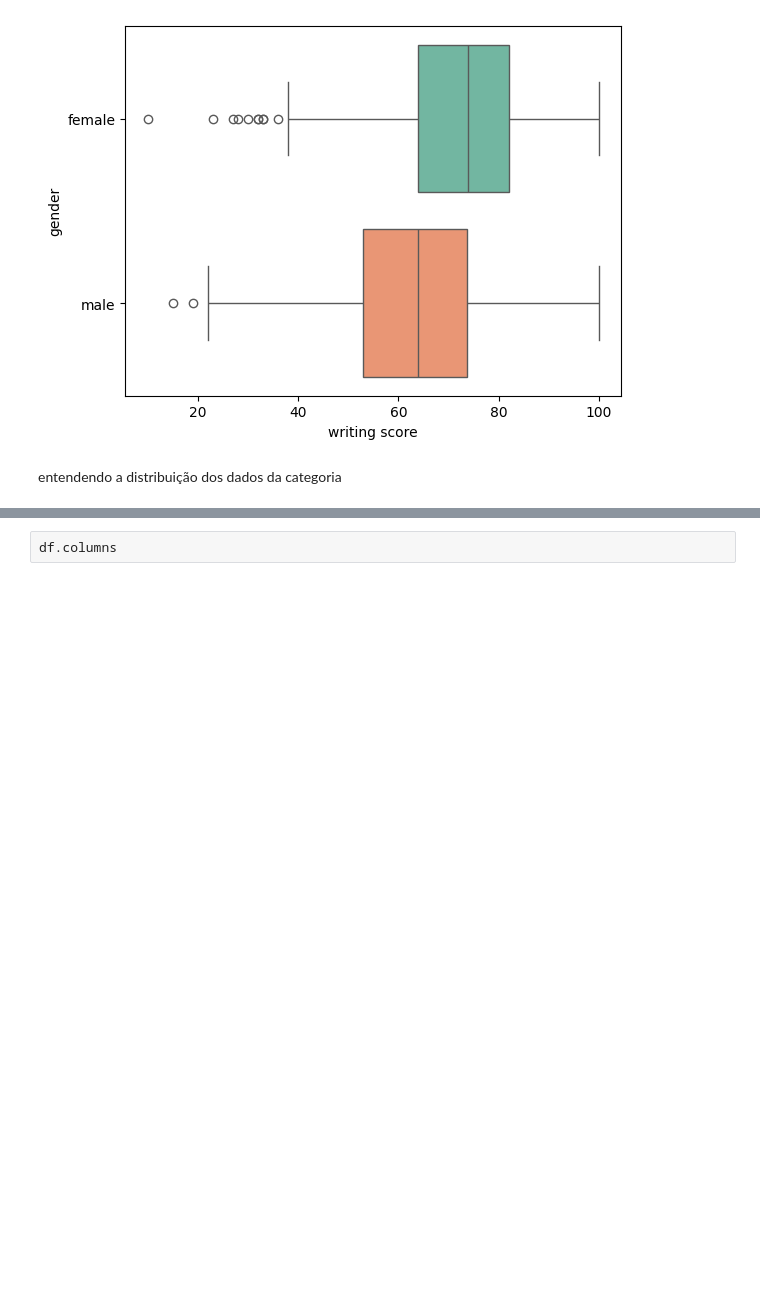
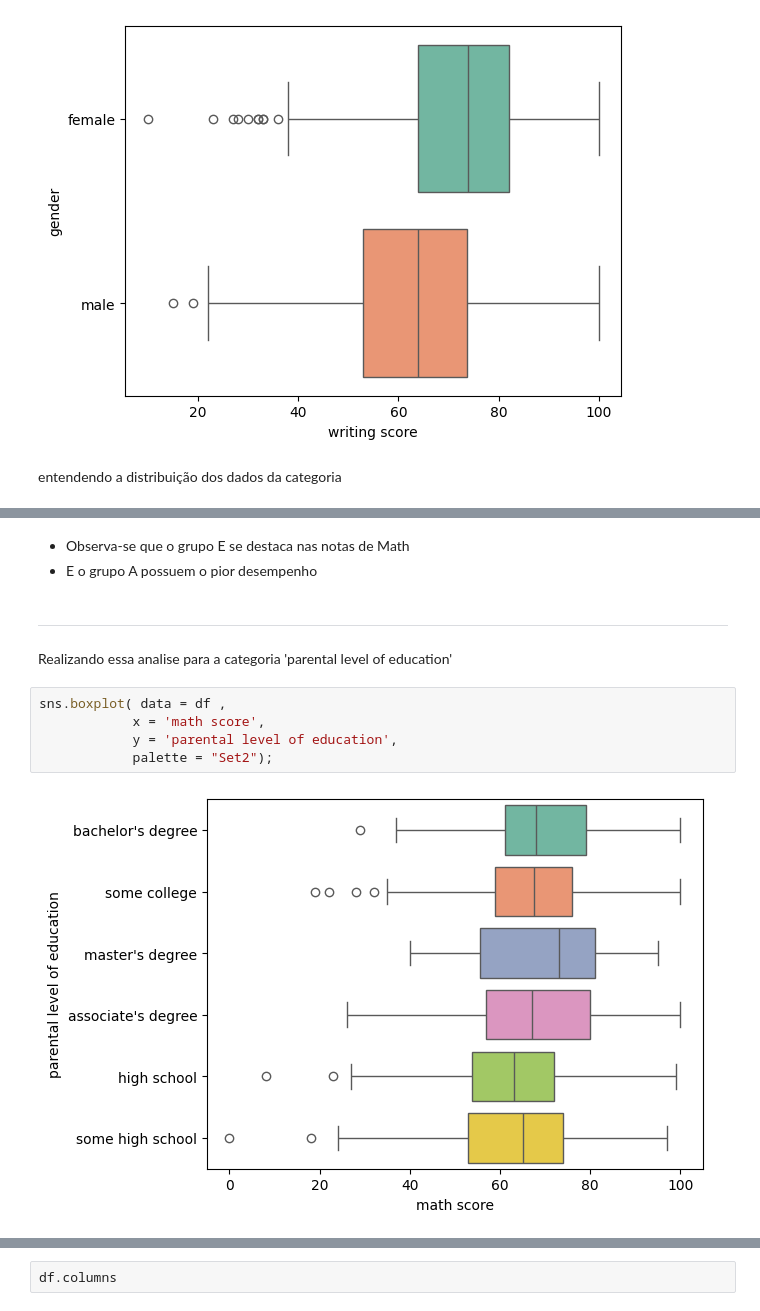
Before and after one commit to Vinicius-DataAnalyst/portfolio, a Jupyter notebook: 02_PROJ_Education.ipynb, the cells around one changed output, grey strips where cells are left out. Cells and saved outputs as stored; diff of their text form; blank space fills up the shorter version.

```diff
--- a/02_PROJ_Education.ipynb
+++ b/02_PROJ_Education.ipynb
@@ -263,0 +276,13 @@ TypeError: pairplot() got an unexpected keyword argument 'x'
+# %% [markdown]
+- Observa-se que o grupo E se destaca nas notas de Math
+- E o grupo A possuem o pior desempenho
+# %% [markdown]
+---------------------------------------------------------
+Realizando essa analise para a categoria  'parental level of education'
+# %%
+sns.boxplot( data = df ,
+            x = 'math score',
+            y = 'parental level of education',
+            palette = "Set2");
+# %% [output]
+[figure, added]
```
Also changed, not shown: parts of 5 cells of this notebook.
